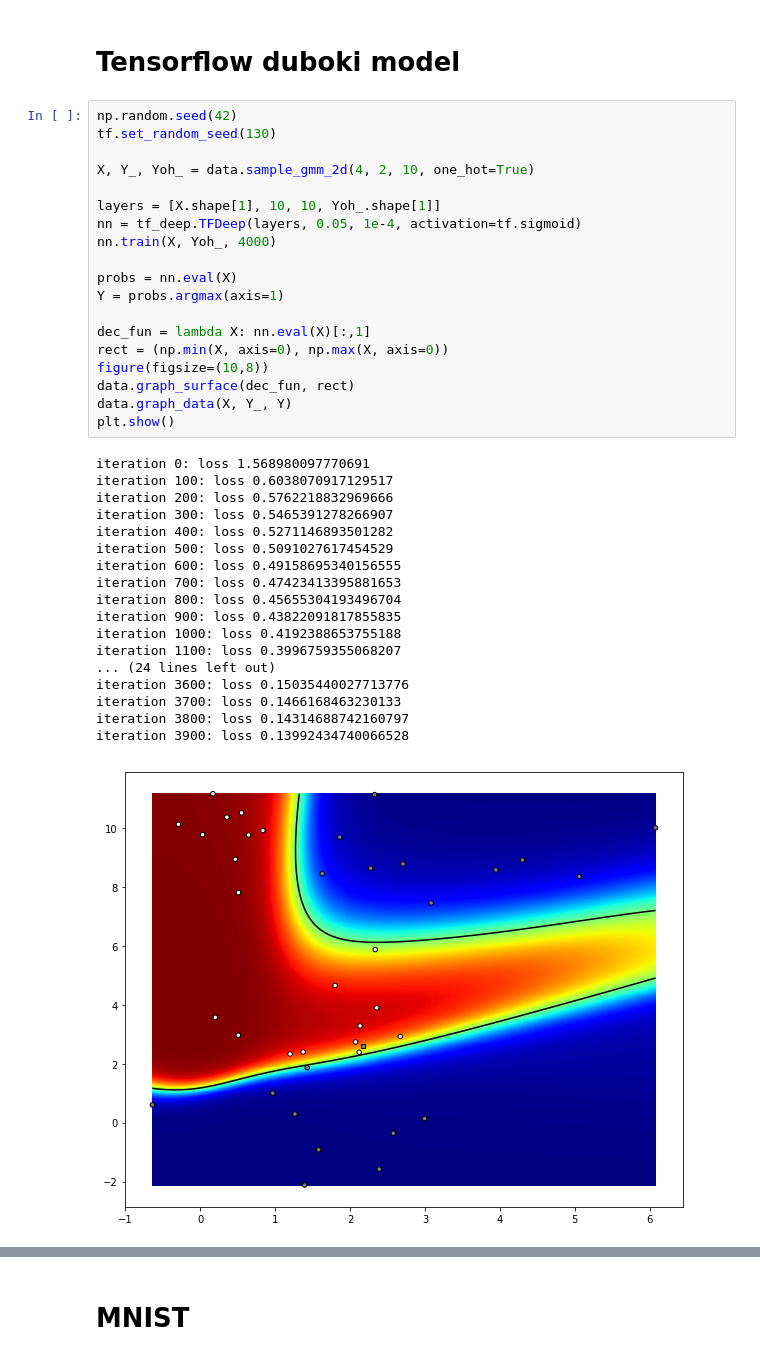
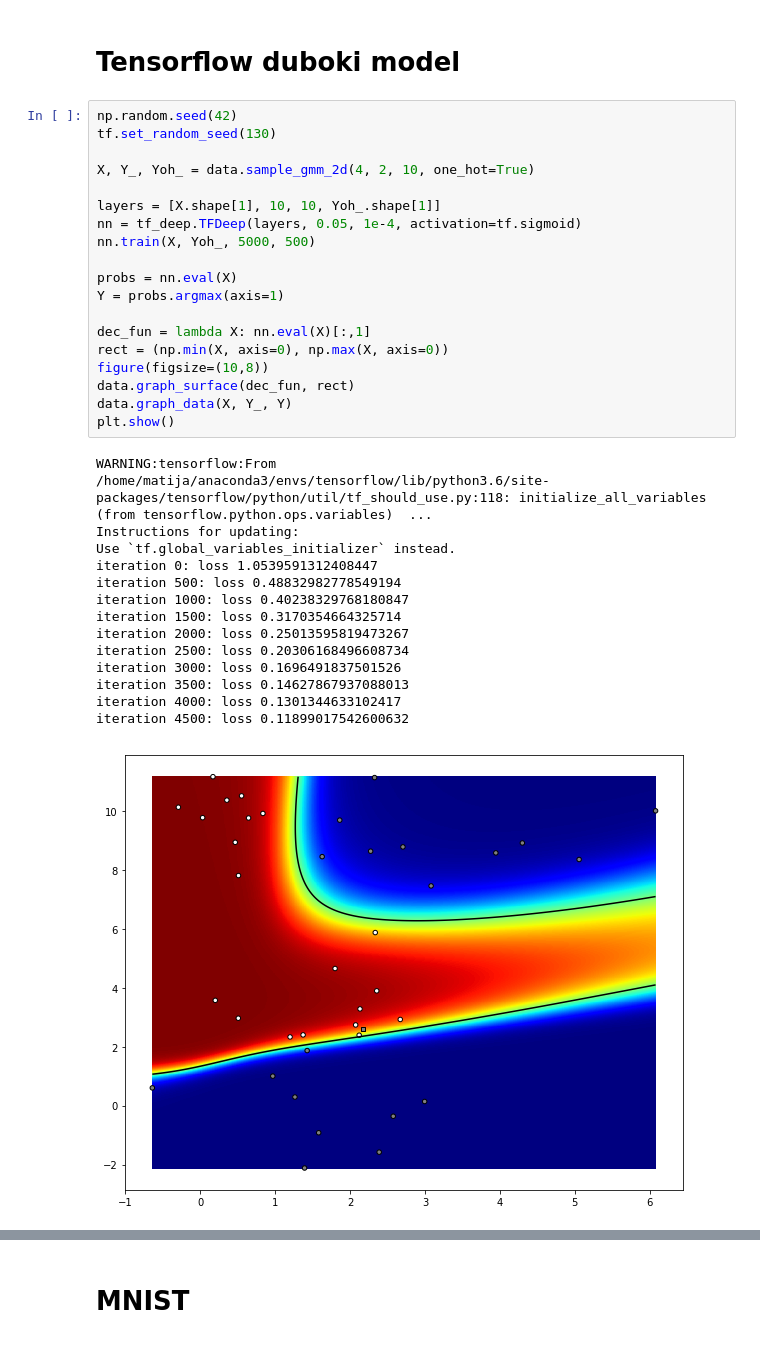
Before and after one commit to MatijaMaric/deep-learning-lab, a Jupyter notebook: lab01/Lab01.ipynb, the cells around one changed output, grey strips where cells are left out. Cells and saved outputs as stored; diff of their text form.

```diff
--- a/lab01/Lab01.ipynb
+++ b/lab01/Lab01.ipynb
@@ -122,38 +148,34 @@ iteration 900: loss 0.24781134724617004
 # %%
 np.random.seed(42)
 tf.set_random_seed(130)
 
 X, Y_, Yoh_ = data.sample_gmm_2d(4, 2, 10, one_hot=True)
 
 layers = [X.shape[1], 10, 10, Yoh_.shape[1]]
 nn = tf_deep.TFDeep(layers, 0.05, 1e-4, activation=tf.sigmoid)
-nn.train(X, Yoh_, 4000)
+nn.train(X, Yoh_, 5000, 500)
 
 probs = nn.eval(X)
 Y = probs.argmax(axis=1)
 
 dec_fun = lambda X: nn.eval(X)[:,1]
 rect = (np.min(X, axis=0), np.max(X, axis=0))
 figure(figsize=(10,8))
 data.graph_surface(dec_fun, rect)
 data.graph_data(X, Y_, Y)
 plt.show()
 # %% [output]
-iteration 0: loss 1.568980097770691
-iteration 100: loss 0.6038070917129517
-iteration 200: loss 0.5762218832969666
-iteration 300: loss 0.5465391278266907
-iteration 400: loss 0.5271146893501282
-iteration 500: loss 0.5091027617454529
-iteration 600: loss 0.49158695340156555
-iteration 700: loss 0.47423413395881653
-iteration 800: loss 0.45655304193496704
-iteration 900: loss 0.43822091817855835
-iteration 1000: loss 0.4192388653755188
-iteration 1100: loss 0.3996759355068207
-... (24 lines left out)
-iteration 3600: loss 0.15035440027713776
-iteration 3700: loss 0.1466168463230133
-iteration 3800: loss 0.14314688742160797
-iteration 3900: loss 0.13992434740066528
+WARNING:tensorflow:From /home/matija/anaconda3/envs/tensorflow/lib/python3.6/site-packages/tensorflow/python/util/tf_should_use.py:118: initialize_all_variables (from tensorflow.python.ops.variables)  ...
+Instructions for updating:
+Use `tf.global_variables_initializer` instead.
+iteration 0: loss 1.0539591312408447
+iteration 500: loss 0.48832982778549194
+iteration 1000: loss 0.40238329768180847
+iteration 1500: loss 0.3170354664325714
+iteration 2000: loss 0.25013595819473267
+iteration 2500: loss 0.20306168496608734
+iteration 3000: loss 0.1696491837501526
+iteration 3500: loss 0.14627867937088013
+iteration 4000: loss 0.1301344633102417
+iteration 4500: loss 0.11899017542600632
-[figure, old version]
+[figure, new version]
```
Also changed, not shown: parts of 26 cells of this notebook, 3 other files.
